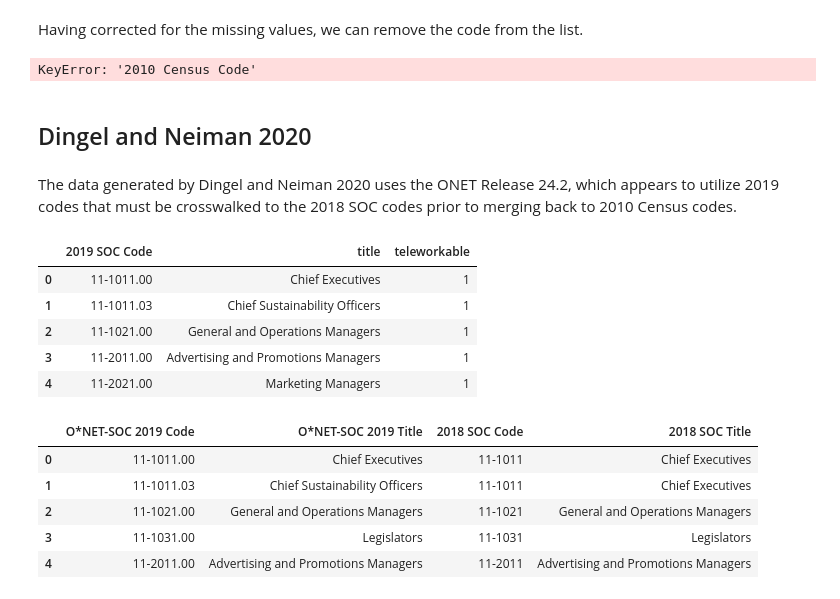
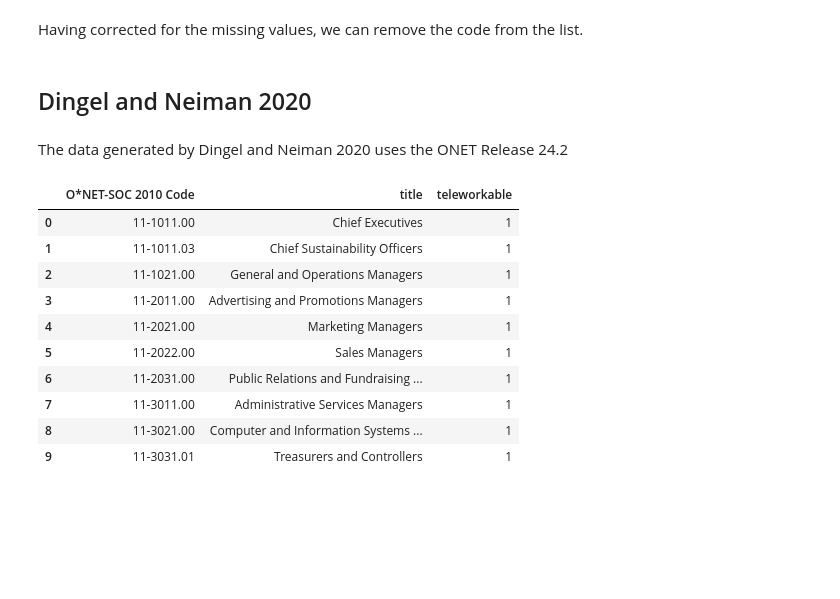
Before and after one commit to meganmccoy/ONET_Occupation_Codes, a Jupyter notebook: Mapping SOP and Census Occupation Codes.ipynb, the cells around one changed output. Drawn from its saved outputs; the diff is of its cells as text; code cells hidden in the pictures; blank space fills up the shorter version.

```diff
--- a/Mapping SOP and Census Occupation Codes.ipynb
+++ b/Mapping SOP and Census Occupation Codes.ipynb
@@ -212,5 +172,5 @@ onet.head()
 Having corrected for the missing values, we can remove the code from the list.
 # %%
 onet['2010 Census Code'] = onet['2010 Census Code'].apply(lambda x: x[0])
+
+onet.head()
-# %% [output]
-KeyError: '2010 Census Code'
@@ -221,16 +179,21 @@ onet.to_csv('onet_flex.csv', index=False)
 # %% [markdown]
 ## Dingel and Neiman 2020
 # %% [markdown]
-The data generated by Dingel and Neiman 2020 uses the ONET Release 24.2, which appears to  utilize 2019 codes that must be crosswalked to the 2018 SOC codes prior to merging back to 2010 Census codes.
+The data generated by Dingel and Neiman 2020 uses the ONET Release 24.2
 # %%
-onet = pd.read_csv('../Dingel and Neiman 2020/occupations_workathome.csv')
+onet = pd.read_csv('https://raw.githubusercontent.com/jdingel/DingelNeiman-workathome/master/occ_onet_scores/output/occupations_workathome.csv')
 
-onet.rename(columns = {'onetsoccode': '2019 SOC Code'}, inplace=True) # for Dingel and Neiman data
-onet.head()
+onet.rename(columns = {'onetsoccode': 'O*NET-SOC 2010 Code'}, inplace=True) # for Dingel and Neiman data
+onet.head(10) # 968 occupations
 # %% [output]
-|  | 2019 SOC Code | title | teleworkable |
+|  | O*NET-SOC 2010 Code | title | teleworkable |
 | 0 | 11-1011.00 | Chief Executives | 1 |
 | 1 | 11-1011.03 | Chief Sustainability Officers | 1 |
 | 2 | 11-1021.00 | General and Operations Managers | 1 |
 | 3 | 11-2011.00 | Advertising and Promotions Managers | 1 |
 | 4 | 11-2021.00 | Marketing Managers | 1 |
+| 5 | 11-2022.00 | Sales Managers | 1 |
+| 6 | 11-2031.00 | Public Relations and Fundraising ... | 1 |
+| 7 | 11-3011.00 | Administrative Services Managers | 1 |
+| 8 | 11-3021.00 | Computer and Information Systems ... | 1 |
+| 9 | 11-3031.01 | Treasurers and Controllers | 1 |
@@ -239,9 +199,0 @@ crosswalk2019 = pd.read_csv('../2019_to_SOC_Crosswalk.csv')
-# %%
-crosswalk2019.head()
-# %% [output]
-|  | O*NET-SOC 2019 Code | O*NET-SOC 2019 Title | 2018 SOC Code | 2018 SOC Title |
-| 0 | 11-1011.00 | Chief Executives | 11-1011 | Chief Executives |
-| 1 | 11-1011.03 | Chief Sustainability Officers | 11-1011 | Chief Executives |
-| 2 | 11-1021.00 | General and Operations Managers | 11-1021 | General and Operations Managers |
-| 3 | 11-1031.00 | Legislators | 11-1031 | Legislators |
-| 4 | 11-2011.00 | Advertising and Promotions Managers | 11-2011 | Advertising and Promotions Managers |
```
Also changed, not shown: parts of 34 cells of this notebook, 1 other file.
